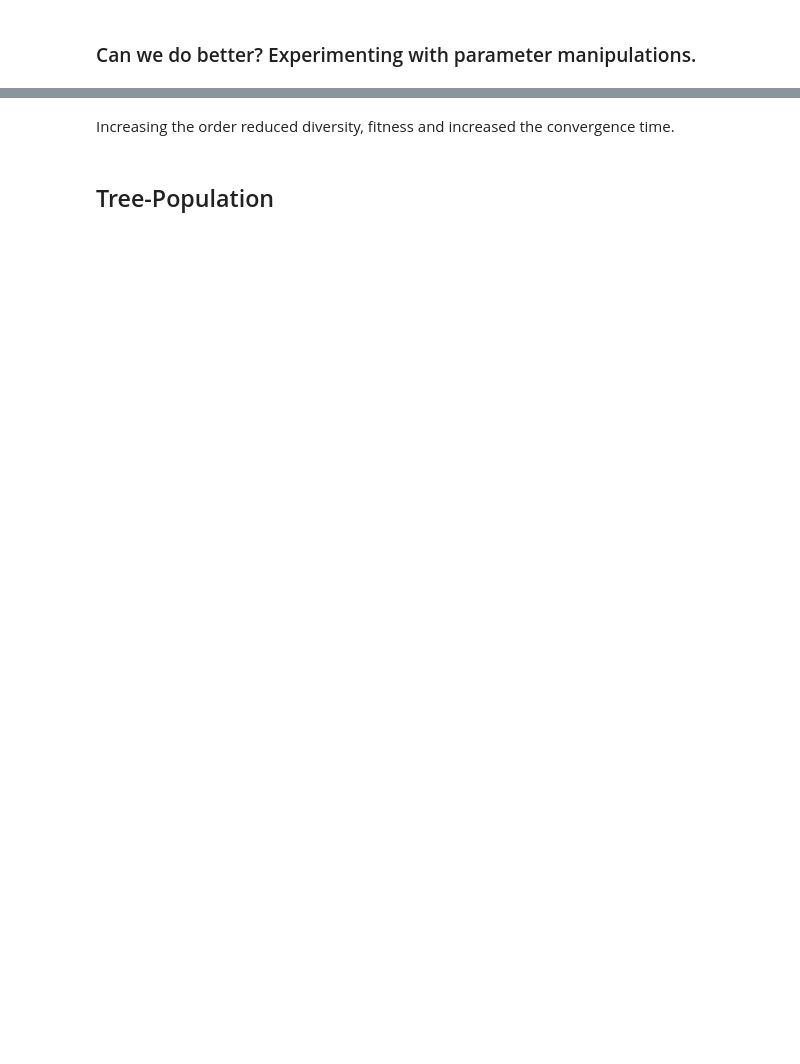
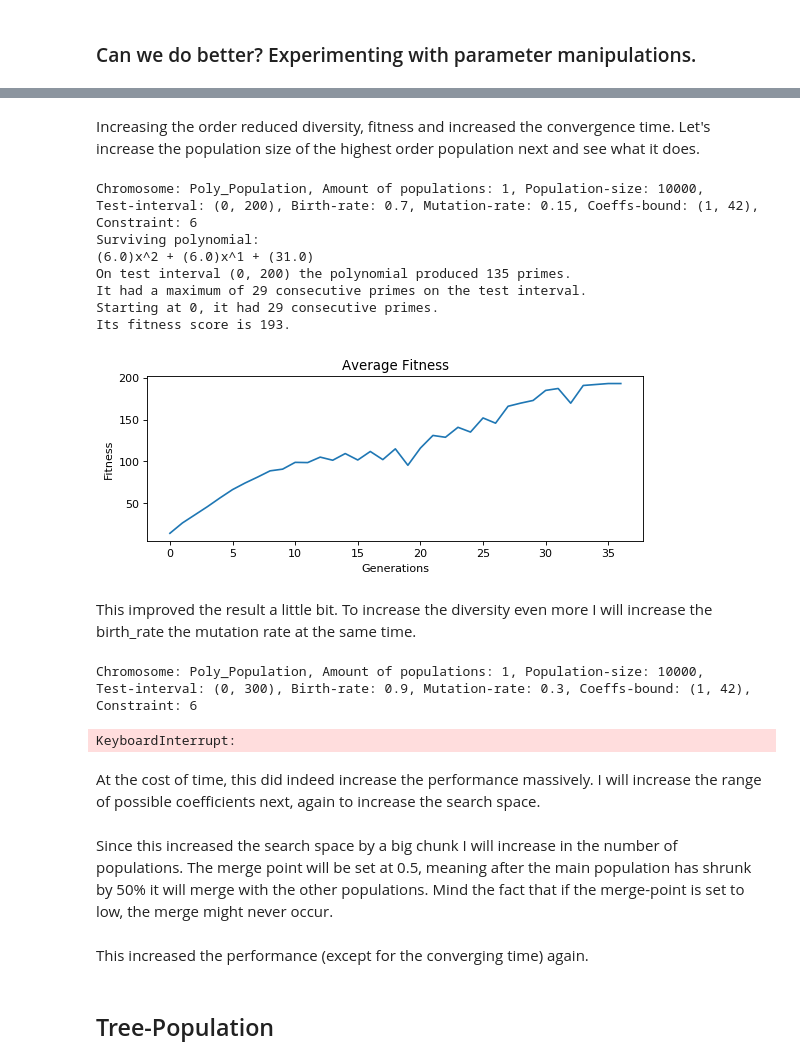
Before and after one commit to FreddoIsHere/GPandGA, a Jupyter notebook: Experiments.ipynb, the cells around one changed output, grey strips where cells are left out. Saved outputs shown, nothing was run; the diff lists cells and outputs as text; code cells hidden in the pictures; blank space fills up the shorter version.

```diff
--- a/Experiments.ipynb
+++ b/Experiments.ipynb
@@ -194,2 +204,61 @@ Its fitness score is 160.
 # %% [markdown]
-Increasing the order reduced diversity, fitness and increased the convergence time.
+Increasing the order reduced diversity, fitness and increased the convergence time. Let's increase the population size of the highest order population next and see what it does.
+# %%
+num_populations=1
+merge_point=0.5
+population_size=10000
+test_interval=(0, 200)
+birth_rate=0.7
+mutation=0.15
+coeffs_bound = (1, 42)
+constraint = 6
+poly_pop_order_6 = find_prime_polynomial(Poly_Population,
+                                [Fitness.number_of_consecutive_primes_in_interval,
+                                Fitness.number_of_primes_in_interval,
+                                Fitness.number_of_consecutive_primes],
+                                num_populations=num_populations, merge_point=merge_point,
+                                population_size=population_size,
+                                test_interval=test_interval, birth_rate=birth_rate,
+                                mutation=mutation, coeffs_bound=coeffs_bound,
+                                         constraint=constraint)
+show_final_polynomials(poly_pop_order_6, test_interval)
+show_average_fitness(poly_pop_order_6, "pop_plus.pdf")
+# %% [output]
+Chromosome: Poly_Population, Amount of populations: 1, Population-size: 10000,
+Test-interval: (0, 200), Birth-rate: 0.7, Mutation-rate: 0.15, Coeffs-bound: (1, 42), Constraint: 6
+Surviving polynomial:
+(6.0)x^2 + (6.0)x^1 + (31.0)
+On test interval (0, 200) the polynomial produced 135 primes.
+It had a maximum of 29 consecutive primes on the test interval.
+Starting at 0, it had 29 consecutive primes.
+Its fitness score is 193.
+[figure, added]
+# %% [markdown]
+This improved the result a little bit. To increase the diversity even more I will increase the birth_rate
+the mutation rate at the same time.
+# %%
+num_populations=1
+merge_point=0.5
+population_size=10000
+test_interval=(0, 300)
+birth_rate=0.9
+mutation=0.3
+coeffs_bound = (1, 42)
+constraint = 6
+poly_pop_order_6 = find_prime_polynomial(Poly_Population,
+                                [Fitness.number_of_consecutive_primes_in_interval,
+                                Fitness.number_of_primes_in_interval,
+                                Fitness.number_of_consecutive_primes],
+                                num_populations=num_populations, merge_point=merge_point,
+                                population_size=population_size,
+                                test_interval=test_interval, birth_rate=birth_rate,
+                                mutation=mutation, coeffs_bound=coeffs_bound,
+                                         constraint=constraint)
+show_final_polynomials(poly_pop_order_6, test_interval)
+show_average_fitness(poly_pop_order_6, "birth_mutation_plus.pdf")
+# %% [output]
+Chromosome: Poly_Population, Amount of populations: 1, Population-size: 10000,
+Test-interval: (0, 300), Birth-rate: 0.9, Mutation-rate: 0.3, Coeffs-bound: (1, 42), Constraint: 6
+KeyboardInterrupt:
+# %% [markdown]
+At the cost of time, this did indeed increase the performance massively. I will increase the range of possible coefficients next, again to increase the search space.
@@ -195,0 +285,2 @@ Increasing the order reduced diversity, fitness and increased the convergence ti
+# %% [markdown]
+Since this increased the search space by a big chunk I will increase in the number of populations. The merge point will be set at 0.5, meaning after the main population has shrunk by 50% it will merge with the other populations. Mind the fact that if the merge-point is set to low, the merge might never occur.
@@ -196,2 +307,4 @@ Increasing the order reduced diversity, fitness and increased the convergence ti
+# %% [markdown]
+This increased the performance (except for the converging time) again.
 # %% [markdown]
 ## Tree-Population
```
Also changed, not shown: parts of 13 cells of this notebook, 10 other files.
